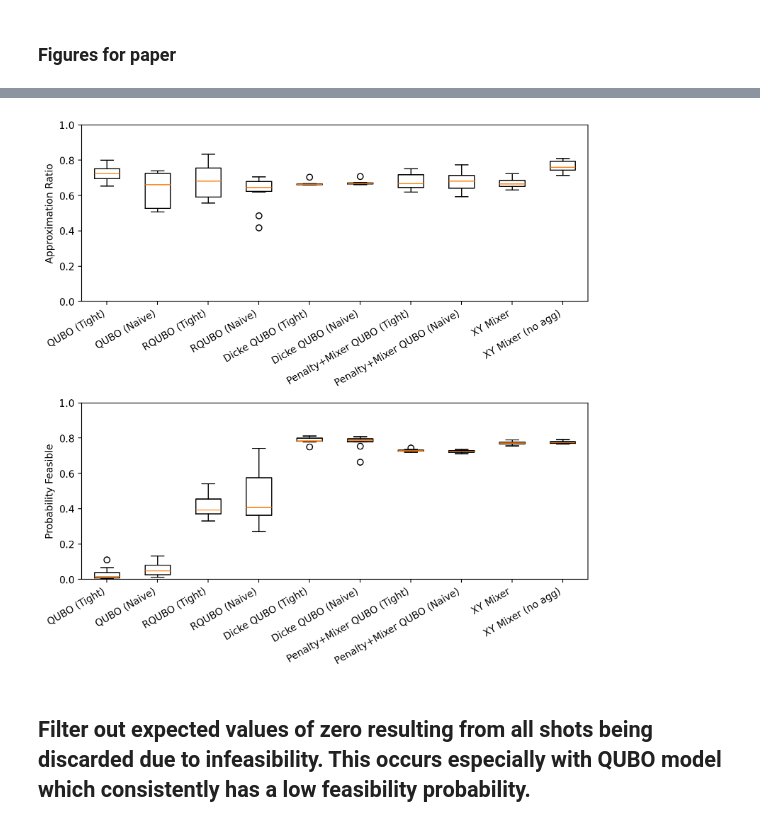
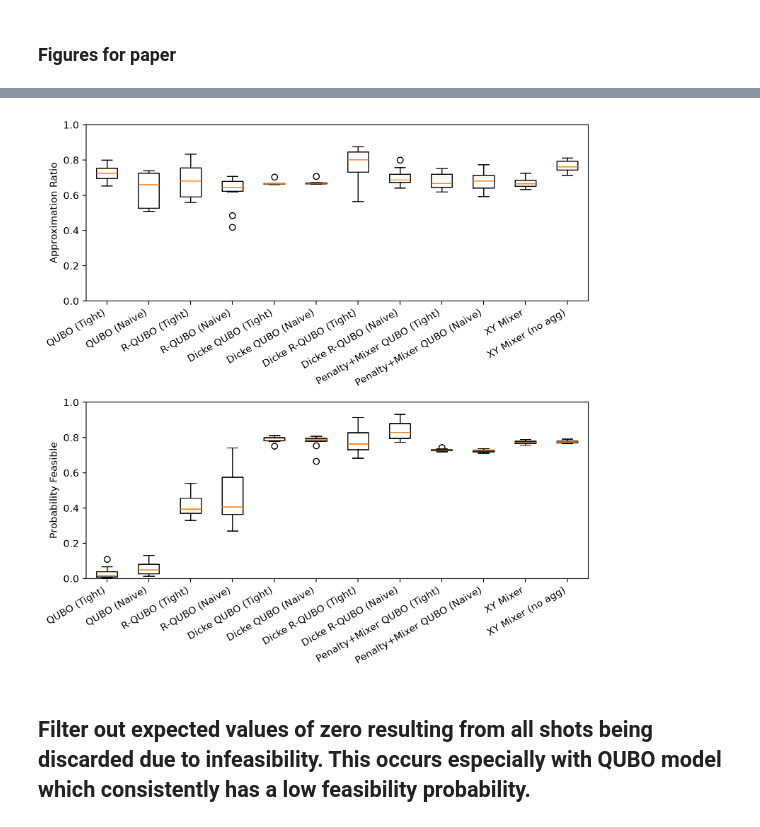
Before and after one commit to AdrianHarkness/Max_K_Cut, a Jupyter notebook: notebooks/experiments/visualize_results.ipynb, the cells around one changed output, grey strips where cells are left out. Drawn from its saved outputs; the diff is of its cells as text; code cells hidden in the pictures.

```diff
--- a/notebooks/experiments/visualize_results.ipynb
+++ b/notebooks/experiments/visualize_results.ipynb
@@ -27,6 +27,8 @@ RQUBO_FEASIBILITY = loaded_data['RQUBO_FEASIBILITY']
 
 DICKE_QUBO_EXP_VALS = loaded_data['DICKE_QUBO_EXP_VALS'] if 'DICKE_QUBO_EXP_VALS' in loaded_data else None
 DICKE_QUBO_FEASIBILITY = loaded_data['DICKE_QUBO_FEASIBILITY'] if 'DICKE_QUBO_FEASIBILITY' in loaded_data else None
+DICKE_RQUBO_EXP_VALS = loaded_data['DICKE_RQUBO_EXP_VALS'] if 'DICKE_RQUBO_EXP_VALS' in loaded_data else None
+DICKE_RQUBO_FEASIBILITY = loaded_data['DICKE_RQUBO_FEASIBILITY'] if 'DICKE_RQUBO_FEASIBILITY' in loaded_data else None
 PENALTY_MIXER_QUBO_EXP_VALS = loaded_data['PENALTY_MIXER_QUBO_EXP_VALS'] if 'PENALTY_MIXER_QUBO_EXP_VALS' in loaded_data else None
 PENALTY_MIXER_QUBO_FEASIBILITY = loaded_data['PENALTY_MIXER_QUBO_FEASIBILITY'] if 'PENALTY_MIXER_QUBO_FEASIBILITY' in loaded_data else None
 XY_MIXER_EXP_VALS = loaded_data['XY_MIXER_EXP_VALS'] if 'XY_MIXER_EXP_VALS' in loaded_data else None
@@ -38,6 +40,7 @@ XY_MIXER_NO_AGG_FEASIBILITY = loaded_data['XY_MIXER_NO_AGG_FEASIBILITY'] if 'XY_
 QUBO_VIOLATION_PMF = loaded_data['QUBO_VIOLATION_PMF'] if 'QUBO_VIOLATION_PMF' in loaded_data else None
 RQUBO_VIOLATION_PMF = loaded_data['RQUBO_VIOLATION_PMF'] if 'RQUBO_VIOLATION_PMF' in loaded_data else None
 DICKE_QUBO_VIOLATION_PMF = loaded_data['DICKE_QUBO_VIOLATION_PMF'] if 'DICKE_QUBO_VIOLATION_PMF' in loaded_data else None
+DICKE_RQUBO_VIOLATION_PMF = loaded_data['DICKE_RQUBO_VIOLATION_PMF'] if 'DICKE_RQUBO_VIOLATION_PMF' in loaded_data else None
 PENALTY_MIXER_QUBO_VIOLATION_PMF = loaded_data['PENALTY_MIXER_QUBO_VIOLATION_PMF'] if 'PENALTY_MIXER_QUBO_VIOLATION_PMF' in loaded_data else None
 XY_MIXER_VIOLATION_PMF = loaded_data['XY_MIXER_VIOLATION_PMF'] if 'XY_MIXER_VIOLATION_PMF' in loaded_data else None
 XY_MIXER_NO_AGG_VIOLATION_PMF = loaded_data['XY_MIXER_NO_AGG_VIOLATION_PMF'] if 'XY_MIXER_NO_AGG_VIOLATION_PMF' in loaded_data else None
@@ -45,6 +48,7 @@ XY_MIXER_NO_AGG_VIOLATION_PMF = loaded_data['XY_MIXER_NO_AGG_VIOLATION_PMF'] if
 QUBO_EXP_VIOLATION_INFEAS = loaded_data['QUBO_EXP_VIOLATION_INFEAS'] if 'QUBO_EXP_VIOLATION_INFEAS' in loaded_data else None
 RQUBO_EXP_VIOLATION_INFEAS = loaded_data['RQUBO_EXP_VIOLATION_INFEAS'] if 'RQUBO_EXP_VIOLATION_INFEAS' in loaded_data else None
 DICKE_QUBO_EXP_VIOLATION_INFEAS = loaded_data['DICKE_QUBO_EXP_VIOLATION_INFEAS'] if 'DICKE_QUBO_EXP_VIOLATION_INFEAS' in loaded_data else None
+DICKE_RQUBO_EXP_VIOLATION_INFEAS = loaded_data['DICKE_RQUBO_EXP_VIOLATION_INFEAS'] if 'DICKE_RQUBO_EXP_VIOLATION_INFEAS' in loaded_data else None
 PENALTY_MIXER_QUBO_EXP_VIOLATION_INFEAS = loaded_data['PENALTY_MIXER_QUBO_EXP_VIOLATION_INFEAS'] if 'PENALTY_MIXER_QUBO_EXP_VIOLATION_INFEAS' in loaded_data else None
 XY_MIXER_EXP_VIOLATION_INFEAS = loaded_data['XY_MIXER_EXP_VIOLATION_INFEAS'] if 'XY_MIXER_EXP_VIOLATION_INFEAS' in loaded_data else None
 XY_MIXER_NO_AGG_EXP_VIOLATION_INFEAS = loaded_data['XY_MIXER_NO_AGG_EXP_VIOLATION_INFEAS'] if 'XY_MIXER_NO_AGG_EXP_VIOLATION_INFEAS' in loaded_data else None
@@ -55,10 +59,12 @@ num_graphs = QUBO_EXP_VALS.shape[0]
 # %%
 rows = [
     ("QUBO", QUBO_EXP_VALS, QUBO_FEASIBILITY),
-    ("RQUBO", RQUBO_EXP_VALS, RQUBO_FEASIBILITY),
+    ("R-QUBO", RQUBO_EXP_VALS, RQUBO_FEASIBILITY),
     ("Dicke QUBO", DICKE_QUBO_EXP_VALS, DICKE_QUBO_FEASIBILITY),
+    ("Dicke R-QUBO", DICKE_RQUBO_EXP_VALS, DICKE_RQUBO_FEASIBILITY),
     ("Penalty+Mixer QUBO", PENALTY_MIXER_QUBO_EXP_VALS, PENALTY_MIXER_QUBO_FEASIBILITY)
 ]
+rows = [row for row in rows if row[1] is not None]
 
 fig, axs = plt.subplots(len(rows), 2, figsize=(16, 6 * len(rows)), squeeze=False)
 
@@ -268,47 +297,51 @@ plt.tight_layout(rect=[0, 0, 1, 0.78])
 model_specs = [
     ("QUBO (Tight)", QUBO_EXP_VALS[:, 0], QUBO_FEASIBILITY[:, 0]),
     ("QUBO (Naive)", QUBO_EXP_VALS[:, -1], QUBO_FEASIBILITY[:, -1]),
-    ("RQUBO (Tight)", RQUBO_EXP_VALS[:, 0], RQUBO_FEASIBILITY[:, 0]),
-    ("RQUBO (Naive)", RQUBO_EXP_VALS[:, -1], RQUBO_FEASIBILITY[:, -1]),
+    ("R-QUBO (Tight)", RQUBO_EXP_VALS[:, 0], RQUBO_FEASIBILITY[:, 0]),
+    ("R-QUBO (Naive)", RQUBO_EXP_VALS[:, -1], RQUBO_FEASIBILITY[:, -1]),
 ]
 
 if DICKE_QUBO_EXP_VALS is not None:
     model_specs.append(("Dicke QUBO (Tight)", DICKE_QUBO_EXP_VALS[:, 0], DICKE_QUBO_FEASIBILITY[:, 0]))
     model_specs.append(("Dicke QUBO (Naive)", DICKE_QUBO_EXP_VALS[:, -1], DICKE_QUBO_FEASIBILITY[:, -1]))
+
+if DICKE_RQUBO_EXP_VALS is not None:
+    model_specs.append(("Dicke R-QUBO (Tight)", DICKE_RQUBO_EXP_VALS[:, 0], DICKE_RQUBO_FEASIBILITY[:, 0]))
+    model_specs.append(("Dicke R-QUBO (Naive)", DICKE_RQUBO_EXP_VALS[:, -1], DICKE_RQUBO_FEASIBILITY[:, -1]))
 
 if PENALTY_MIXER_QUBO_EXP_VALS is not None:
     model_specs.append(("Penalty+Mixer QUBO (Tight)", PENALTY_MIXER_QUBO_EXP_VALS[:, 0], PENALTY_MIXER_QUBO_FEASIBILITY[:, 0]))
     model_specs.append(("Penalty+Mixer QUBO (Naive)", PENALTY_MIXER_QUBO_EXP_VALS[:, -1], PENALTY_MIXER_QUBO_FEASIBILITY[:, -1]))
 
 if XY_MIXER_EXP_VALS is not None:
     model_specs.append(("XY Mixer", XY_MIXER_EXP_VALS, XY_MIXER_FEASIBILITY))
 
 if XY_MIXER_NO_AGG_EXP_VALS is not None:
     model_specs.append(("XY Mixer (no agg)", XY_MIXER_NO_AGG_EXP_VALS, XY_MIXER_NO_AGG_FEASIBILITY))
 
 model_labels = [label for label, _, _ in model_specs]
 model_means = {label: values for label, values, _ in model_specs}
 model_feasibility_probs = {label: feas for label, _, feas in model_specs}
 
 fig, axs = plt.subplots(2, 1, figsize=(8, 8))
 
 # First subplot: Approximation Ratio
 data_for_boxplot = [model_means[label] for label in model_labels]
 axs[0].boxplot(data_for_boxplot, tick_labels=model_labels)
 axs[0].set_ylabel("Approximation Ratio")
 axs[0].set_xticklabels(model_labels, rotation=30, ha='right')
 axs[0].set_ylim(0, 1)
 
 # Second subplot: Probability Feasible
 data_for_boxplot = [model_feasibility_probs[label] for label in model_labels]
 axs[1].boxplot(data_for_boxplot, tick_labels=model_labels)
 axs[1].set_ylabel("Probability Feasible")
 axs[1].set_xticklabels(model_labels, rotation=30, ha='right')
 axs[1].set_ylim(0, 1)
 
 plt.tight_layout()
 # %% [output]
-[figure, old version]
+[figure, new version]
 # %% [markdown]
 ## Filter out expected values of zero resulting from all shots being discarded due to infeasibility. This occurs especially with QUBO model which consistently has a low feasibility probability.
 # %%
```
Also changed, not shown: parts of 6 cells of this notebook, 29 other files.
